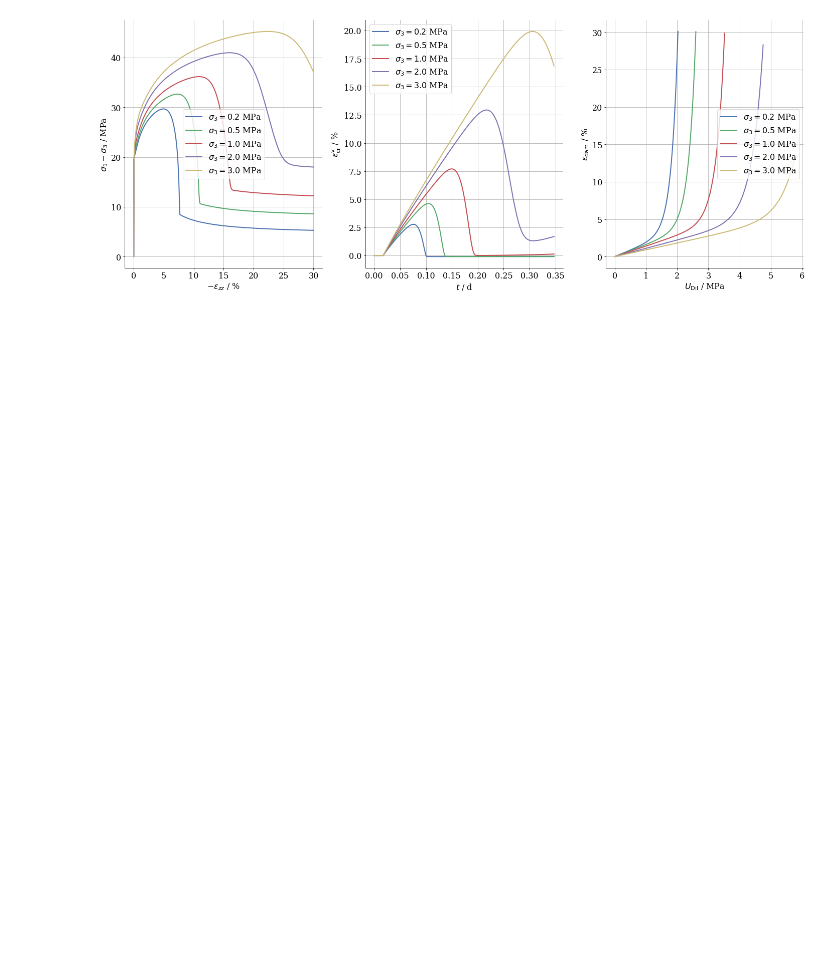
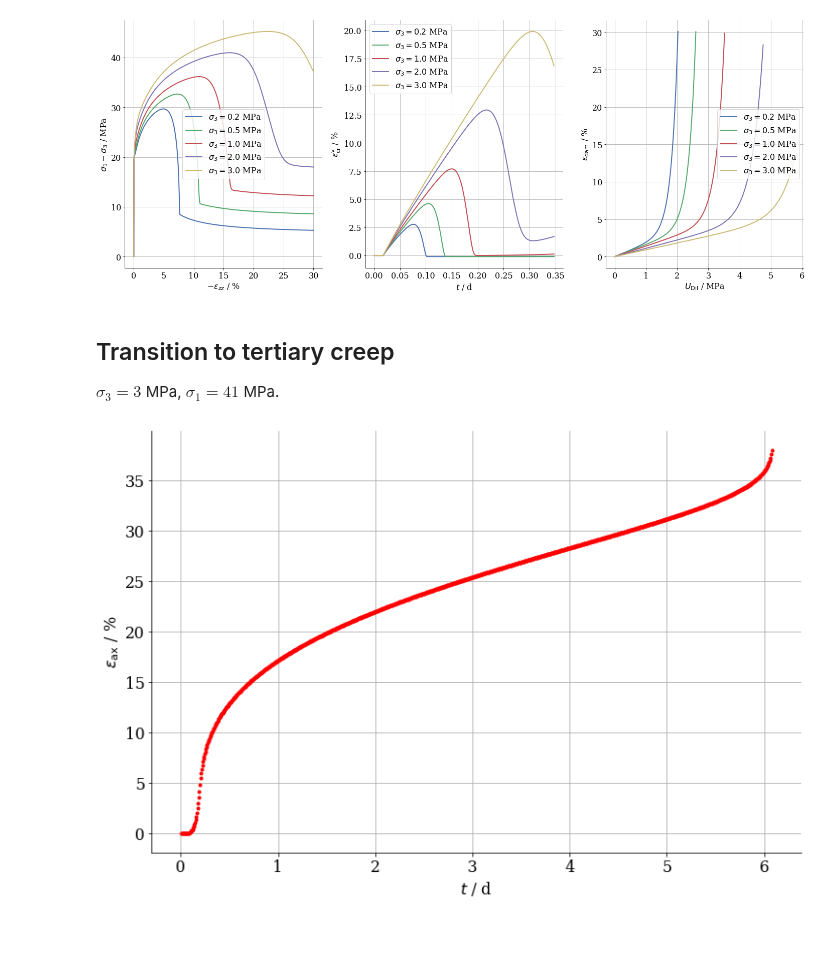
Before and after one commit to nagelt/MechanicsTrainingCourse2020, a Jupyter notebook: MFront/GSdam.ipynb, the cells around one changed output. Cells and saved outputs as stored; diff of their text form; code cells hidden in the pictures; blank space fills up the shorter version.

```diff
--- a/MFront/GSdam.ipynb
+++ b/MFront/GSdam.ipynb
@@ -55,10 +55,10 @@ build_release = 'mfront --obuild --interface=generic GuentherSalzerDilatancy_sem
 E = 25e4 #MPa
 nu = 0.27
 #
-As1 = 0.0
+As1 = 0.001
 Q1 = 40e3
 ns1 = 4.0
-As2 = 0.0
+As2 = 0.001
 Q2 = 65e3
 ns2 = 1.0
 # %%
@@ -133,3 +133,7 @@ ax[2].legend()
 fig.tight_layout();
 # %% [output]
 [figure]
+# %% [markdown]
+## Transition to tertiary creep
+
+$\sigma_3 = 3$ MPa, $\sigma_1 = 41$ MPa.
@@ -135,0 +191,7 @@ fig.tight_layout();
+# %%
+#HIDDEN
+t_, s_, sh_, e_, ehard, udil, dil = run_creep_phases();
+# %% [output]
+[figure, added]
+# %% [markdown]
+#
```
Also changed, not shown: parts of 3 cells of this notebook.
